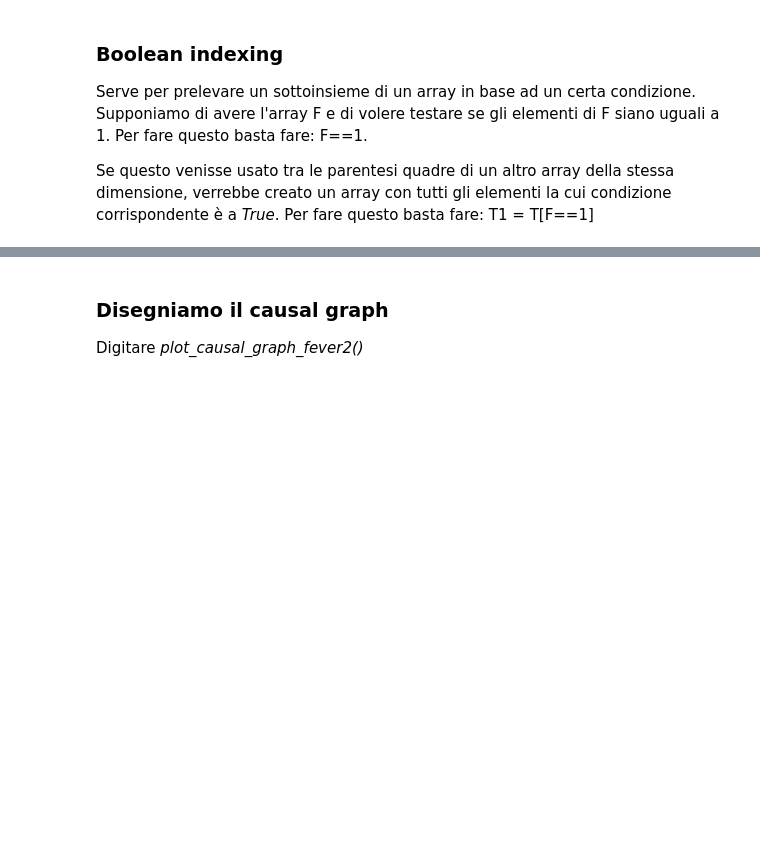
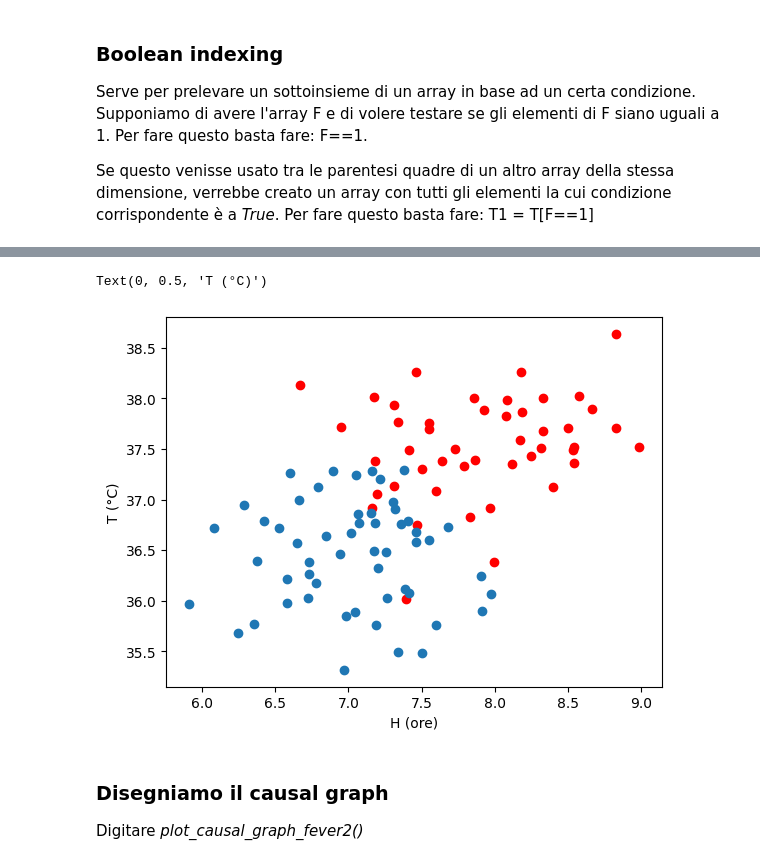
Before and after one commit to BiSPLab/polaris, a Jupyter notebook: lab.ipynb, the cells around one changed output, grey strips where cells are left out. Cells and saved outputs as stored; diff of their text form; code cells hidden in the pictures; blank space fills up the shorter version.

```diff
--- a/lab.ipynb
+++ b/lab.ipynb
@@ -216,9 +316,16 @@ F==1
 # %%
 Tfebbre = T[F==1]
 Hfebbre = H[F==1]
-plt.scatter(Hfebbre, Tfebbre)
+Tn = T[F==0]
+Hn = H[F==0]
+plt.scatter(Hfebbre, Tfebbre, color='r')
+plt.scatter(Hn, Tn)
+
 plt.xlabel('H (ore)')
 plt.ylabel('T (°C)')
+# %% [output]
+Text(0, 0.5, 'T (°C)')
+[figure, added]
 # %% [markdown]
 ### Disegniamo il causal graph
 
```
Also changed, not shown: parts of 28 cells of this notebook, 2 other files.
